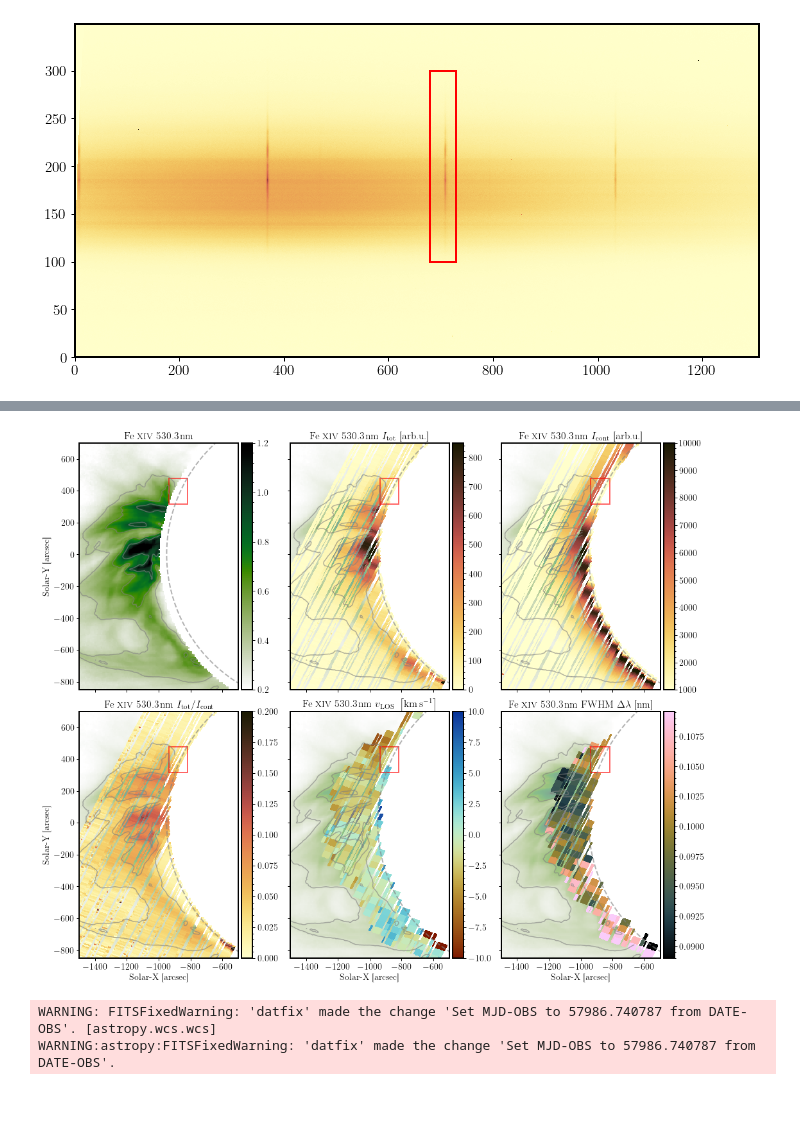
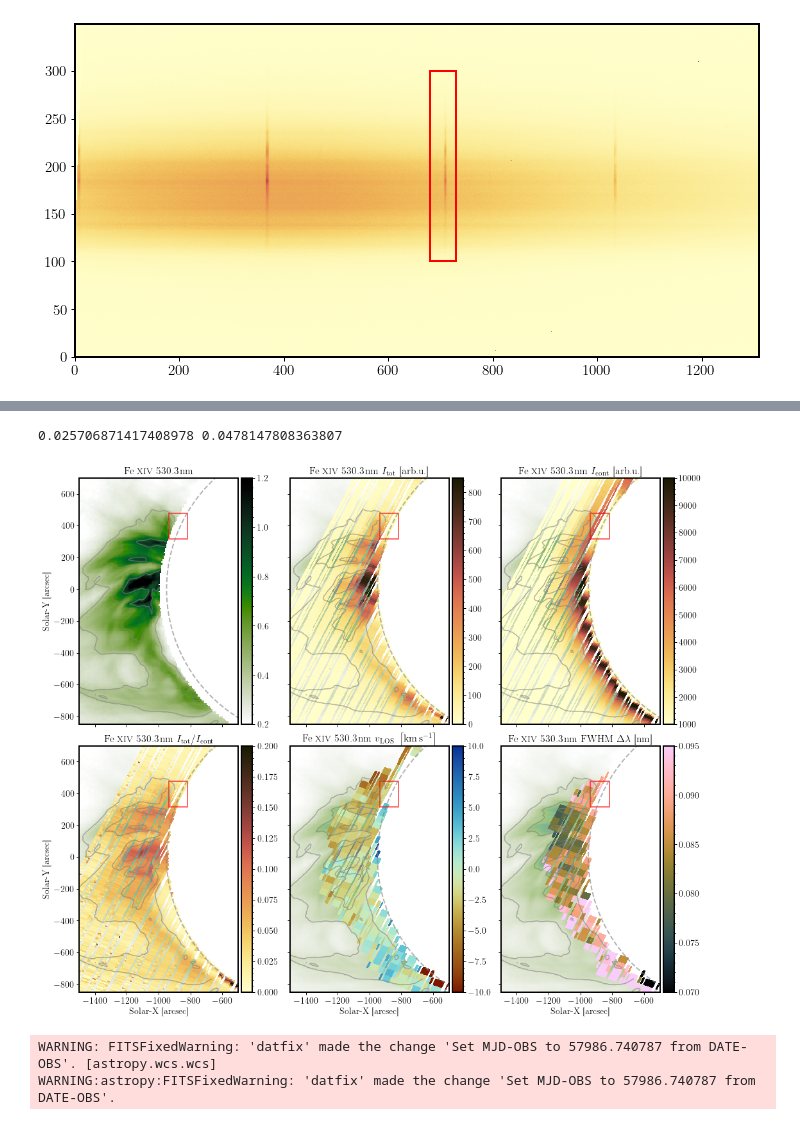
Before and after one commit to yjzhu-solar/Eclipse2017, a Jupyter notebook: ipynb/eclipse_data/off_limb_intensity_map_ext.ipynb, the cells around one changed output, grey strips where cells are left out. Saved outputs shown, nothing was run; the diff lists cells and outputs as text; code cells hidden in the pictures.

```diff
--- a/ipynb/eclipse_data/off_limb_intensity_map_ext.ipynb
+++ b/ipynb/eclipse_data/off_limb_intensity_map_ext.ipynb
@@ -293,6 +293,14 @@ def plot_colorbar(im, ax, width="3%", height="100%",loc="lower left",fontsize=14
     clb_ax.yaxis.get_offset_text().set_fontsize(fontsize)
     clb_ax.tick_params(labelsize=fontsize)
     return clb, clb_ax
+# %%
+pixel_size = np.abs(np.mean(np.diff((green_frame_wavelength_/62./10.)[FeXIV_62nd_xslice])))
+inst_width_pix = 1.86
+inst_width_nm = pixel_size*inst_width_pix
+
+print(pixel_size, inst_width_nm)
+# %% [output]
+0.025706871417408978 0.0478147808363807
 # %%
 img_center = np.array([300,220])
 img_xpixel_array = np.arange(FeXIV_line_cont_image_rot_scipy.shape[1])
@@ -300,6 +308,8 @@ img_ypixel_array = np.arange(FeXIV_line_cont_image_rot_scipy.shape[0])
 
 img_xarcsec_array = func_img_xpixel_to_xarcsec(img_xpixel_array)
 img_yarcsec_array = func_img_ypixel_to_yarcsec(img_ypixel_array)
+
+
 
 colorbar_width = "7%"
 
@@ -372,7 +382,7 @@ fwhm_masked[np.where(green_fit_matrix_bin_ext[1,:,:] < 100)] = np.nan
 fwhm_masked[green_where_disk_bin_ext] = np.nan
 im6 = ax6.pcolormesh(x_2d_grid_green_arcsec_bin_rot_ext + slit_center_x_green,
                 y_2d_grid_green_arcsec_bin_rot_ext + slit_center_y_green,
-                fwhm_masked,cmap=cmcm.batlowK,rasterized=True,vmin=0.089,vmax=0.1096)
+                np.sqrt(fwhm_masked**2 - inst_width_nm**2),cmap=cmcm.batlowK,rasterized=True,vmin=0.07,vmax=0.095)
 
 plot_colorbar(im6, ax6,width=colorbar_width)
 
@@ -382,34 +392,34 @@ ax4.set_ylabel("Solar-Y [arcsec]",fontsize=14)
 ax5.set_xlabel("Solar-X [arcsec]",fontsize=14)
 ax6.set_xlabel("Solar-X [arcsec]",fontsize=14)
 
 ax1.set_title(r"Fe \textsc{xiv} 530.3\,nm",fontsize=16)
 ax2.set_title(r"Fe \textsc{xiv} 530.3\,nm $I_{\rm tot}$ [arb.u.]",fontsize=16)
 ax3.set_title(r"Fe \textsc{xiv} 530.3\,nm $I_{\rm cont}$ [arb.u.]",fontsize=16)
 ax4.set_title(r"Fe \textsc{xiv} 530.3\,nm $I_{\rm tot}/I_{\rm cont}$",fontsize=16)
 ax5.set_title(r"Fe \textsc{xiv} 530.3\,nm $v_{\rm LOS}\ \left[\mathrm{km\,s^{-1}}\right]$",fontsize=16)
 ax6.set_title(r"Fe \textsc{xiv} 530.3\,nm FWHM $\Delta \lambda$ [nm]",fontsize=16)
 
 xlim_zoomin = [-1500,-500]
 ylim_zoomin = [-850,700]
 
 
 for ax_ in (ax2,ax3,ax5,ax6):
     ax_.tick_params(labelleft=False)
 
 for ax_ in (ax1,ax2,ax3):
     ax_.tick_params(labelbottom=False)
 
 for ax_ in (ax1,ax2,ax3,ax4,ax5,ax6):
     ax_.contour(img_xarcsec_array,img_yarcsec_array,FeXIV_line_cont_image_rot_scipy,levels=[0.4,0.65,0.9],alpha=0.6,
             colors=['grey'])
     ax_.add_patch(create_rec_eqs())
     ax_.add_patch(create_limb_circle(rsun_arcsec))
     ax_.set_aspect(1)
     ax_.tick_params(labelsize=14)
     ax_.set_xlim(xlim_zoomin)
     ax_.set_ylim(ylim_zoomin)
 # %% [output]
-[figure, old version]
+[figure, new version]
 # %%
 fig, ax = plt.subplots(figsize=(10,5),constrained_layout=True)
 red_frame_example = CCDData.read(os.path.join(red_path,totality_red_df_cut.iloc[0]["file"]),hdu=0,unit="adu")
```
Also changed, not shown: 5 other files.
